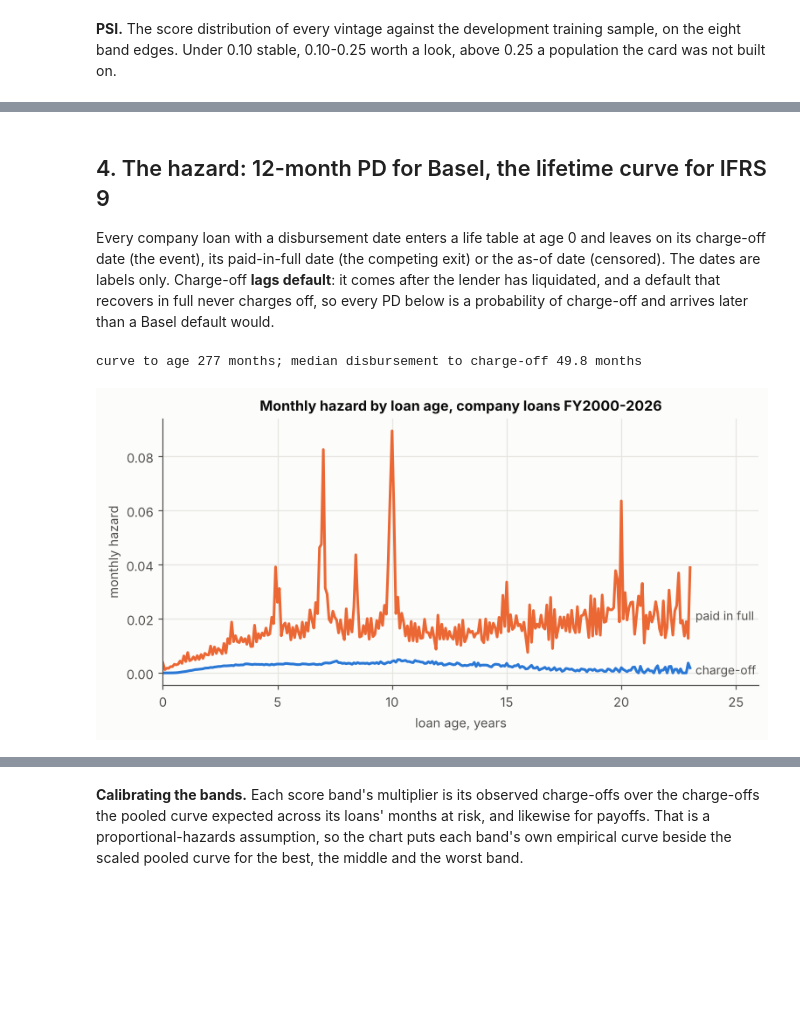
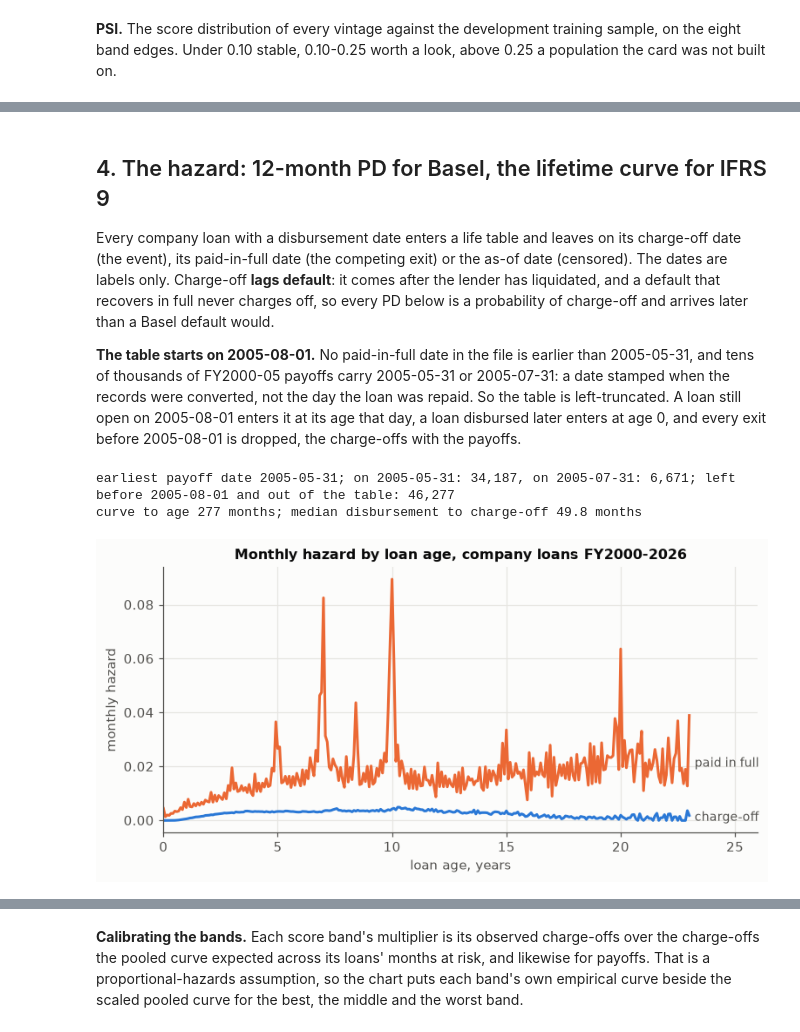
Before and after one commit to Makayacine/Finance, a Jupyter notebook: sba-credit-risk-ecs-dynamo/credit-risk-walkthrough.ipynb, the cells around one changed output, grey strips where cells are left out. Saved outputs shown, nothing was run; the diff lists cells and outputs as text; code cells hidden in the pictures; blank space fills up the shorter version.

```diff
--- a/sba-credit-risk-ecs-dynamo/credit-risk-walkthrough.ipynb
+++ b/sba-credit-risk-ecs-dynamo/credit-risk-walkthrough.ipynb
@@ -294,29 +324,40 @@ psi.set_index("vintage").T
 # %% [markdown]
 ## 4. The hazard: 12-month PD for Basel, the lifetime curve for IFRS 9
 
-Every company loan with a disbursement date enters a life table at age 0 and leaves on its
-charge-off date (the event), its paid-in-full date (the competing exit) or the as-of date
-(censored). The dates are labels only. Charge-off **lags default**: it comes after the lender has
+Every company loan with a disbursement date enters a life table and leaves on its charge-off
+date (the event), its paid-in-full date (the competing exit) or the as-of date (censored). The dates are labels only. Charge-off **lags default**: it comes after the lender has
 liquidated, and a default that recovers in full never charges off, so every PD below is a
 probability of charge-off and arrives later than a Basel default would.
+
+**The table starts on 2005-08-01.** No paid-in-full date in the file is earlier than
+2005-05-31, and tens of thousands of FY2000-05 payoffs carry 2005-05-31 or 2005-07-31: a date
+stamped when the records were converted, not the day the loan was repaid. So the table is
+left-truncated. A loan still open on 2005-08-01 enters it at its age that day, a loan
+disbursed later enters at age 0, and every exit before 2005-08-01 is dropped, the charge-offs
+with the payoffs.
 # %%
 hazard_model = sba.fit_hazard(pd_model, book)
+paid = pd.to_datetime(book.PaidInFullDate[book.LoanStatus == "P I F"])
+print(f"earliest payoff date {paid.min().date()}; on 2005-05-31: {(paid == '2005-05-31').sum():,}, "
+      f"on 2005-07-31: {(paid == '2005-07-31').sum():,}; left before 2005-08-01 and out of the "
+      f"table: {(book.exit_age.notna() & ~book.in_life_table).sum():,}")
 curve = hazard_model.curve
 charged = book[book.LoanStatus == "CHGOFF"]
 lag = (charged.exit_date - charged.disbursed).dt.days / hazard.DAYS_PER_MONTH
 print(f"curve to age {curve.max_age} months; median disbursement to charge-off {lag.median():.1f} months")
 age = np.arange(curve.max_age)
 fig, ax = plt.subplots()
 ax.plot(age / 12, curve.h_event, color=BLUE)
 ax.plot(age / 12, curve.h_competing, color=ORANGE)
 label_end(ax, age[-1] / 12, curve.h_event[-24:].mean(), "charge-off", BLUE)
 label_end(ax, age[-1] / 12, curve.h_competing[-24:].mean(), "paid in full", ORANGE)
 ax.set_title("Monthly hazard by loan age, company loans FY2000-2026")
 ax.set_xlabel("loan age, years"); ax.set_ylabel("monthly hazard"); ax.set_xlim(0, 26)
 plt.show()
 # %% [output]
+earliest payoff date 2005-05-31; on 2005-05-31: 34,187, on 2005-07-31: 6,671; left before 2005-08-01 and out of the table: 46,277
 curve to age 277 months; median disbursement to charge-off 49.8 months
-[figure, old version]
+[figure, new version]
 # %%
 survival, incidence = curve.incidence_table()
 censored = 1 - np.cumprod(1 - curve.h_event)
```
Also changed, not shown: parts of 30 cells of this notebook, 12 other files.
